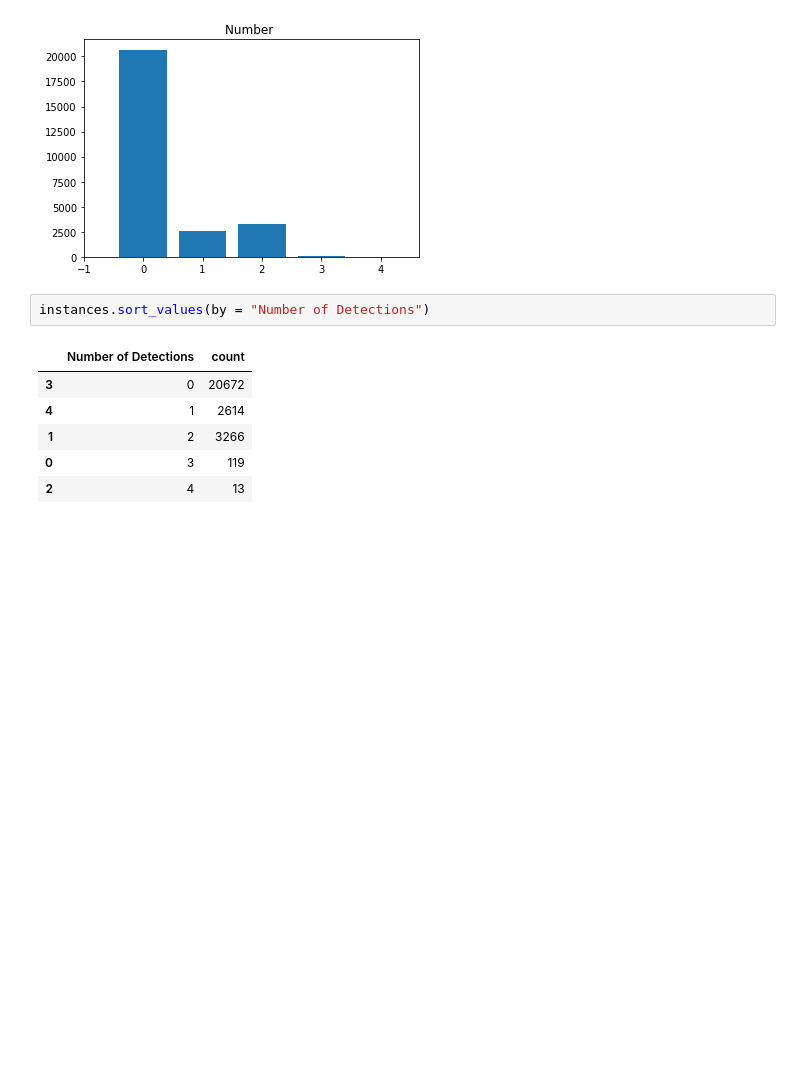
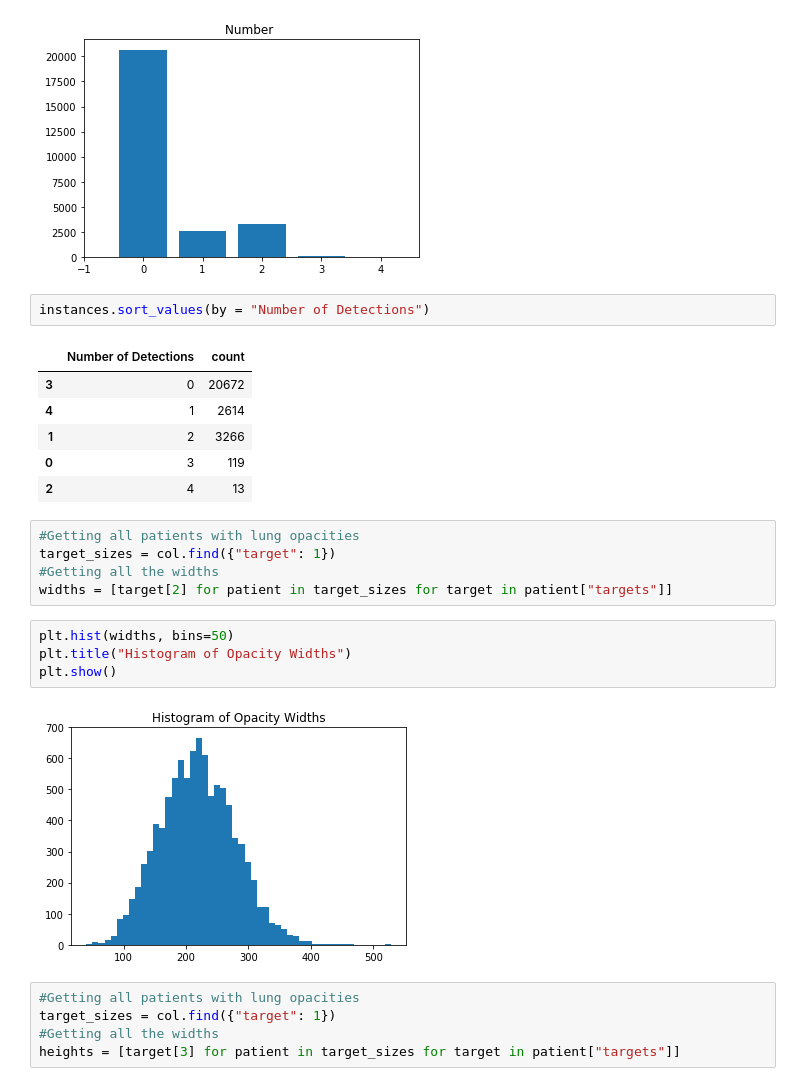
Before and after one commit to ahyman3/IST-718-BDA, a Jupyter notebook: Final Project/EDA.ipynb, the cells around one changed output. Saved outputs shown, nothing was run; the diff lists cells and outputs as text; blank space fills up the shorter version.

```diff
--- a/Final Project/EDA.ipynb
+++ b/Final Project/EDA.ipynb
@@ -112,3 +112,19 @@ instances.sort_values(by = "Number of Detections")
 | 1 | 2 | 3266 |
 | 0 | 3 | 119 |
 | 2 | 4 | 13 |
+# %%
+#Getting all patients with lung opacities
+target_sizes = col.find({"target": 1})
+#Getting all the widths
+widths = [target[2] for patient in target_sizes for target in patient["targets"]]
+# %%
+plt.hist(widths, bins=50)
+plt.title("Histogram of Opacity Widths")
+plt.show()
+# %% [output]
+[figure, added]
+# %%
+#Getting all patients with lung opacities
+target_sizes = col.find({"target": 1})
+#Getting all the widths
+heights = [target[3] for patient in target_sizes for target in patient["targets"]]
```
Also changed, not shown: parts of 8 cells of this notebook.
